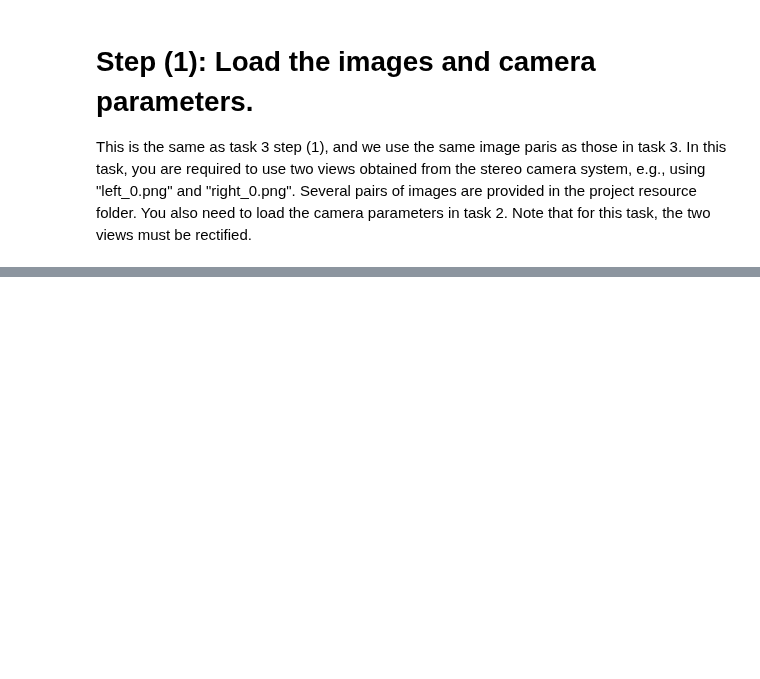
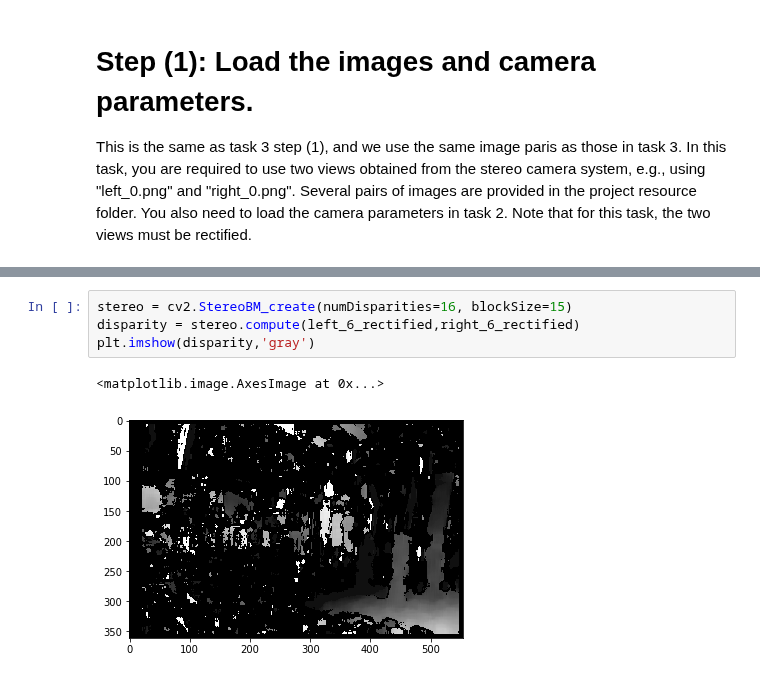
Before and after one commit to eshangaur/Perception-in-Robotics, a Jupyter notebook: project_2a/code/task_4/task_4.ipynb, the cells around one changed output, grey strips where cells are left out. Saved outputs shown, nothing was run; the diff lists cells and outputs as text; blank space fills up the shorter version.

```diff
--- a/project_2a/code/task_4/task_4.ipynb
+++ b/project_2a/code/task_4/task_4.ipynb
@@ -48,0 +95,7 @@ distCoeffs_right = s.getNode('distCoeffs_right').mat()
+# %%
+stereo = cv2.StereoBM_create(numDisparities=16, blockSize=15)
+disparity = stereo.compute(left_6_rectified,right_6_rectified)
+plt.imshow(disparity,'gray')
+# %% [output]
+<matplotlib.image.AxesImage at 0x...>
+[figure, added]
```
Also changed, not shown: parts of 17 cells of this notebook, 3 other files.
